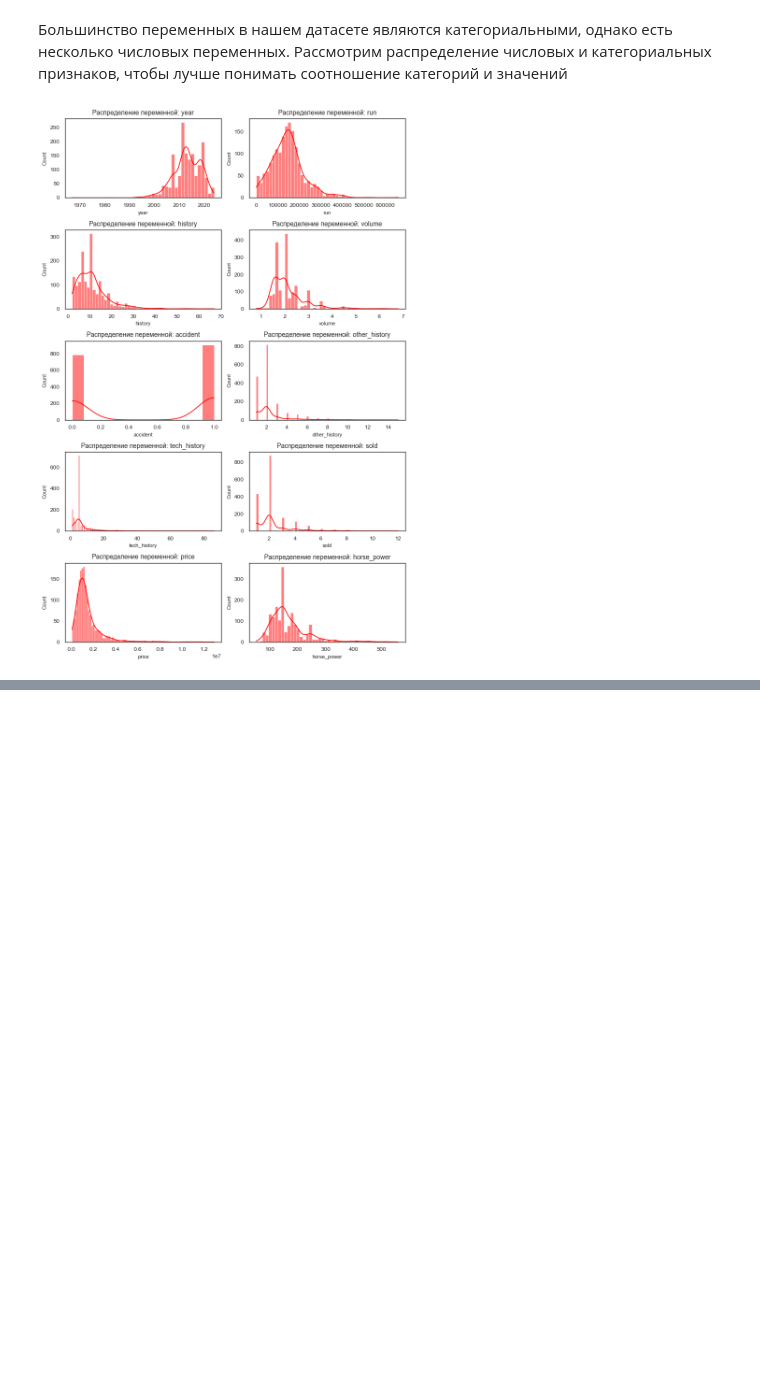
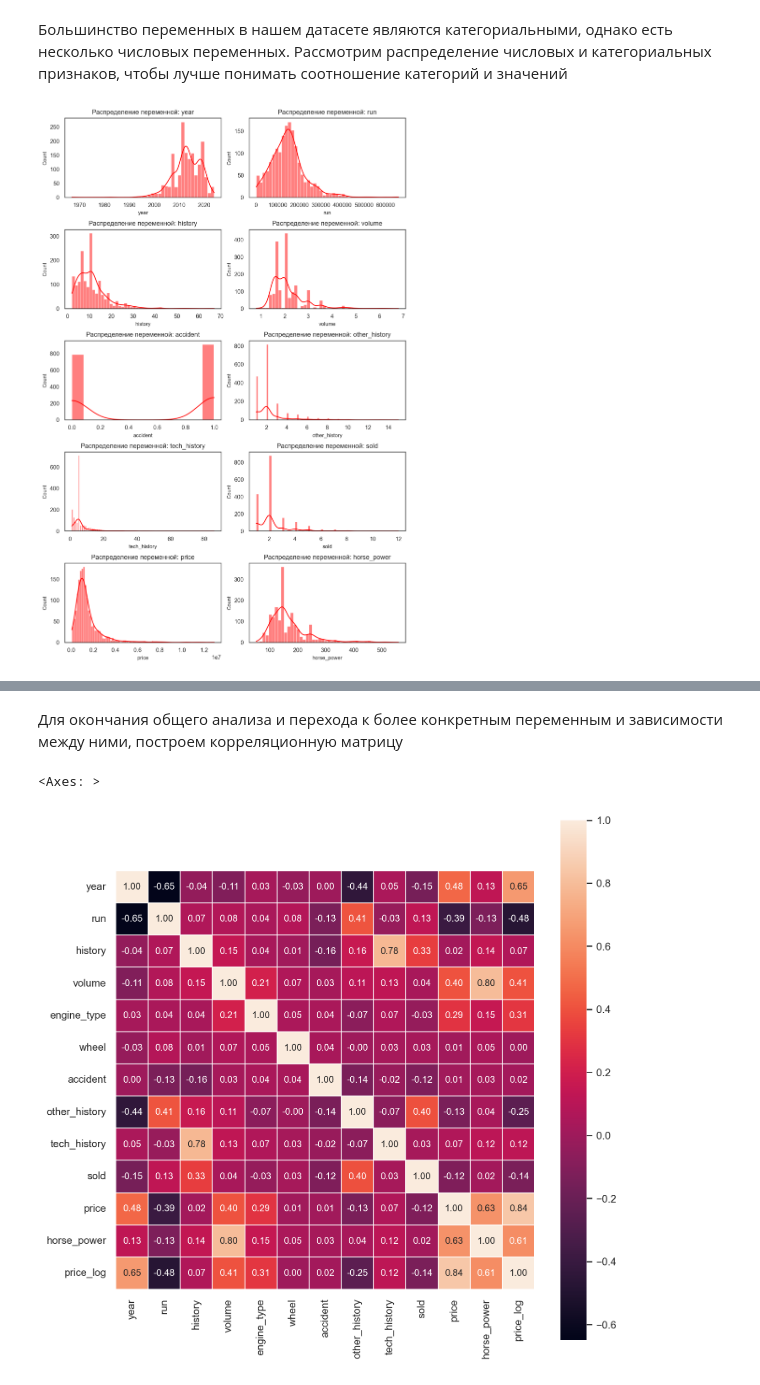
Before and after one commit to Natasha-rare/parcing_andan_hw, a Jupyter notebook: visualisation.ipynb, the cells around one changed output, grey strips where cells are left out. Saved outputs shown, nothing was run; the diff lists cells and outputs as text; code cells hidden in the pictures; blank space fills up the shorter version.

```diff
--- a/visualisation.ipynb
+++ b/visualisation.ipynb
@@ -96,0 +139,3 @@ plt.show()
+# %%
+df['price_log'] = np.log(df['price'] + 1)
+num_cols = df.select_dtypes([int, float]).columns.to_list()
@@ -96,0 +158,9 @@ plt.show()
+# %% [markdown]
+Для окончания общего анализа и перехода к более конкретным переменным и зависимости между ними, построем корреляционную матрицу
+# %%
+plt.figure(figsize=(8, 8))
+corr = df[num_cols].corr()
+sns.heatmap(corr, square=True, annot=True, fmt='.2f', linewidths=0.15)
+# %% [output]
+<Axes: >
+[figure, added]
```
Also changed, not shown: parts of 20 cells of this notebook.
